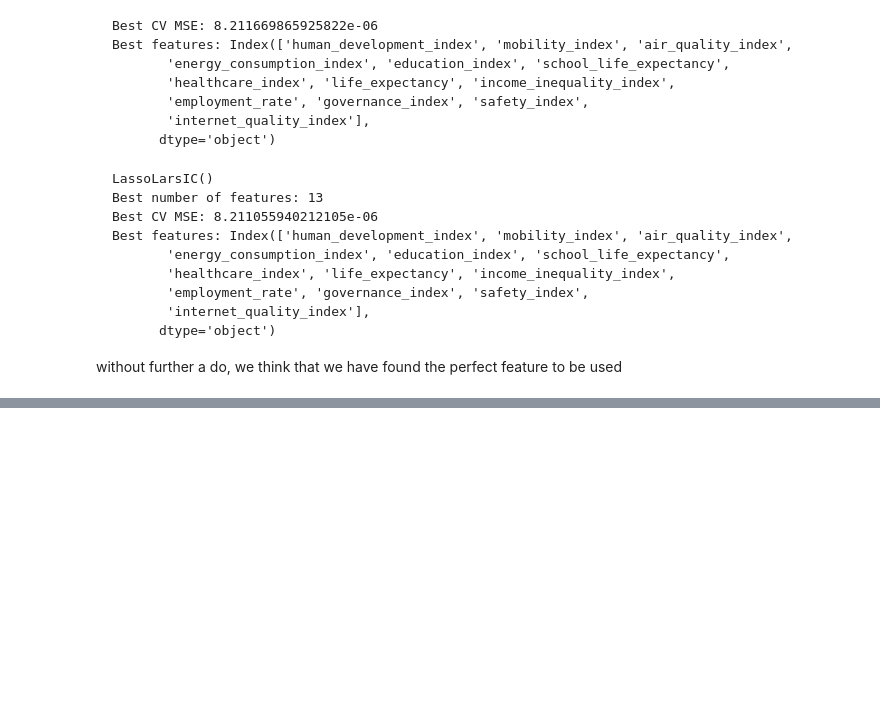
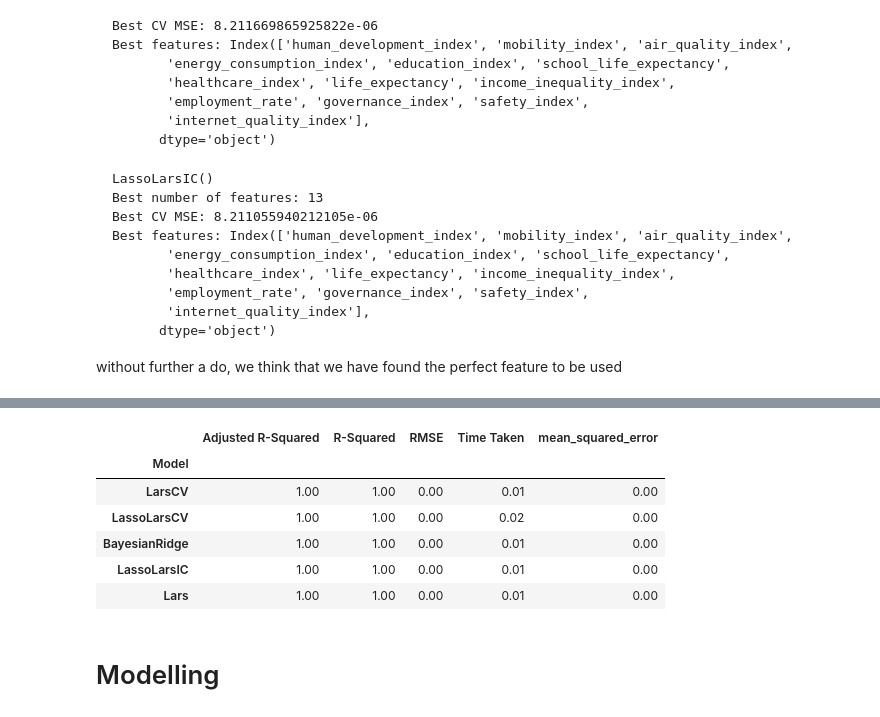
Before and after one commit to Tus1688/final-fit-competition-2024, a Jupyter notebook: try temp.ipynb, the cells around one changed output, grey strips where cells are left out. Cells and saved outputs as stored; diff of their text form; code cells hidden in the pictures; blank space fills up the shorter version.

```diff
--- a/try temp.ipynb
+++ b/try temp.ipynb
@@ -703,0 +738,5 @@ without further a do, we think that we have found the perfect feature to be used
+# %%
+kbest_col.remove('human_development_index')
+# %%
+X = X[kbest_col]
+df_test = df_test[kbest_col]
@@ -703,0 +753,12 @@ without further a do, we think that we have found the perfect feature to be used
+# %%
+models.sort_values('mean_squared_error').head(5)
+# %% [output]
+|  | Adjusted R-Squared | R-Squared | RMSE | Time Taken | mean_squared_error |
+| Model |  |  |  |  |  |
+| LarsCV | 1.00 | 1.00 | 0.00 | 0.01 | 0.00 |
+| LassoLarsCV | 1.00 | 1.00 | 0.00 | 0.02 | 0.00 |
+| BayesianRidge | 1.00 | 1.00 | 0.00 | 0.01 | 0.00 |
+| LassoLarsIC | 1.00 | 1.00 | 0.00 | 0.01 | 0.00 |
+| Lars | 1.00 | 1.00 | 0.00 | 0.01 | 0.00 |
+# %% [markdown]
+# Modelling
```
Also changed, not shown: parts of 33 cells of this notebook, 1 other file.
